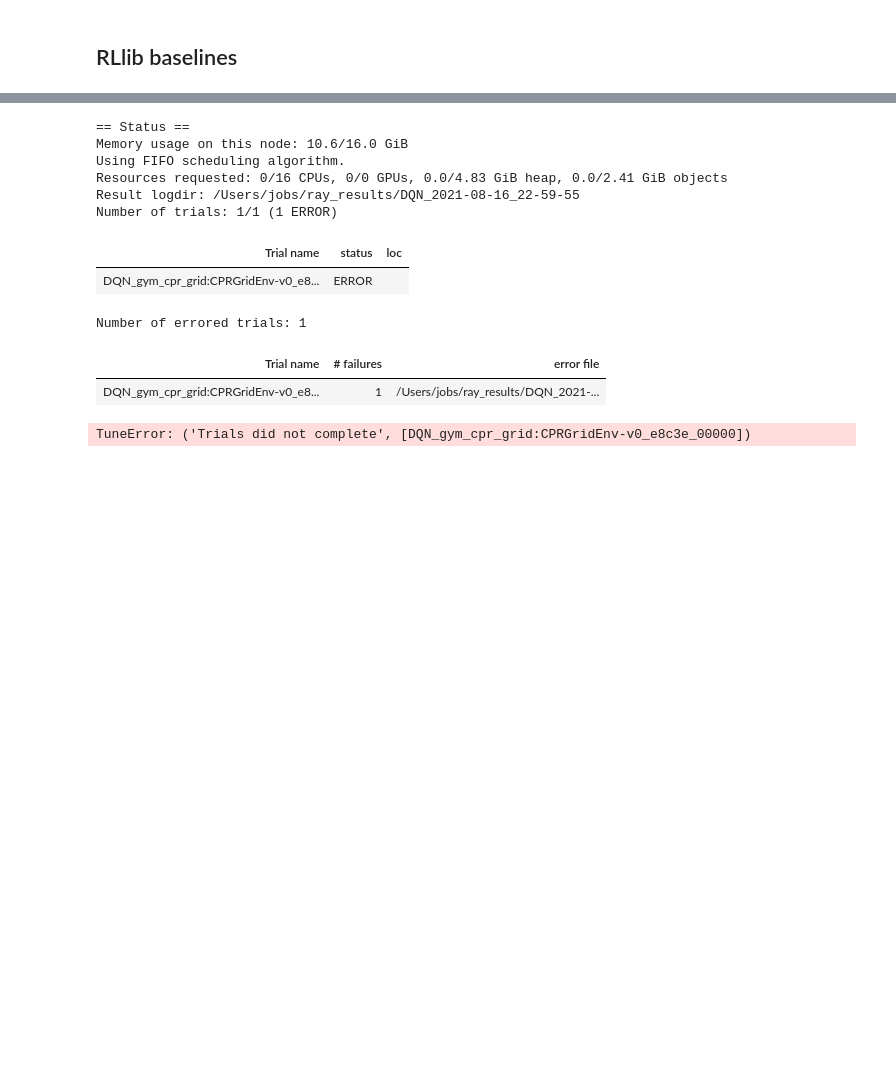
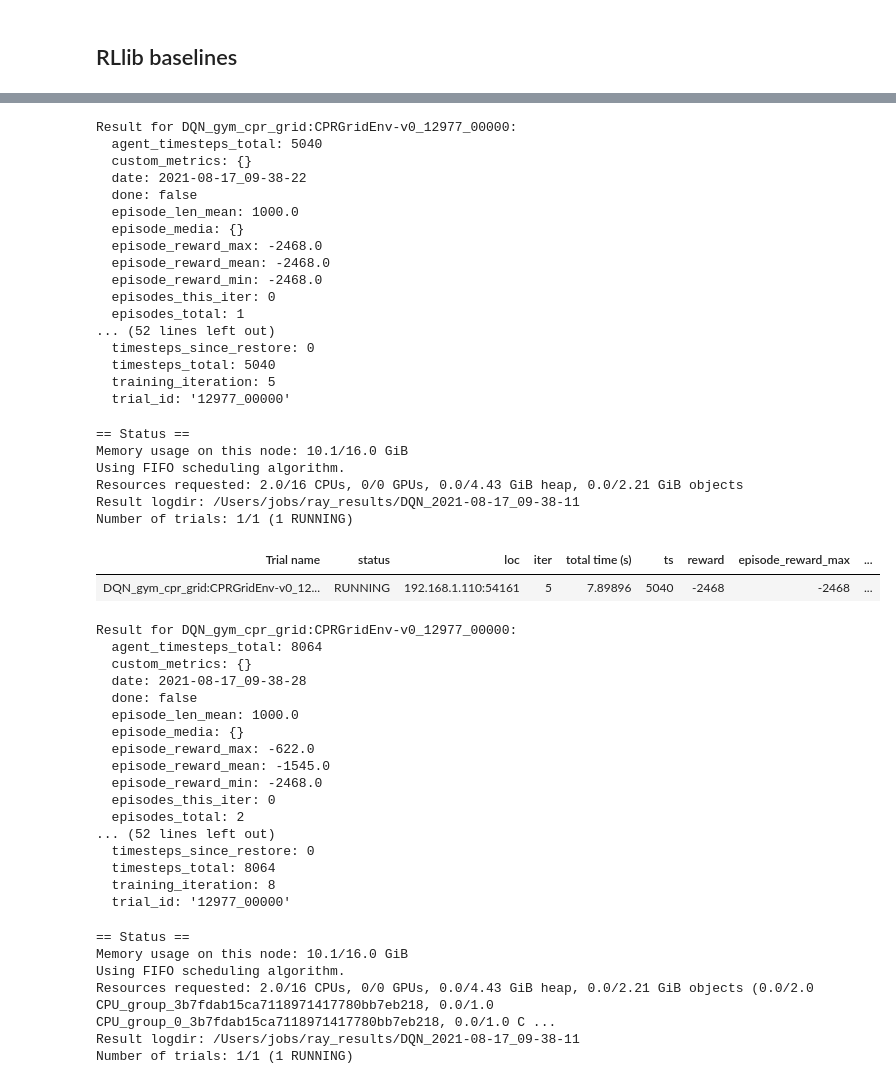
Before and after one commit to Wadaboa/cpr-appropriation, a Jupyter notebook: cpr.ipynb, the cells around one changed output, grey strips where cells are left out. Drawn from its saved outputs; the diff is of its cells as text; code cells hidden in the pictures; blank space fills up the shorter version.

```diff
--- a/cpr.ipynb
+++ b/cpr.ipynb
@@ -20,11 +23,13 @@ env = gym.make('gym_cpr_grid:CPRGridEnv-v0', n_agents=3, grid_width=5, grid_heig
 import matplotlib.pyplot as plt
 from IPython import display
 
+observations = env.reset()
 fig, ax, img = env.plot(env.render('rgb_array'))
 for _ in range(env.max_steps):
-    env.step([env.action_space.sample() for _ in range(env.n_agents)])
+    display.display(plt.gcf())
+    action_dict = {h: env.action_space.sample() for h in range(env.n_agents)}
+    observations, rewards, dones, infos = env.step(action_dict)
     display.clear_output(wait=True)
     img.set_data(env.render(mode='rgb_array'))
-    display.display(plt.gcf())
 env.close()
 # %% [output]
@@ -47,14 +53,22 @@ tune.run(
         "env": "gym_cpr_grid:CPRGridEnv-v0",
         "env_config": {
             "n_agents": 3,
-            "grid_width": 10,
+            "grid_width": 5,
             "grid_height": 7
         },
         "num_workers": 1,
         "framework": "torch",
         "model": {
-            "custom_model": "fcn"
-        }
+            "custom_model": "fcn",
+            "fcnet_hiddens": [32, 32],
+            "fcnet_activation": "relu",
+        },
+        "exploration_config": {
+            "type": "EpsilonGreedy",
+            "initial_epsilon": 1.0,
+            "final_epsilon": 0.1,
+            "epsilon_timesteps": env.max_steps,
+        },
     }
 )
 # %% [output]
@@ -89,12 +110,48 @@ Result for DQN_gym_cpr_grid:CPRGridEnv-v0_e8c3e_00000:
-== Status ==
-Memory usage on this node: 10.6/16.0 GiB
-Using FIFO scheduling algorithm.
-Resources requested: 0/16 CPUs, 0/0 GPUs, 0.0/4.83 GiB heap, 0.0/2.41 GiB objects
-Result logdir: /Users/jobs/ray_results/DQN_2021-08-16_22-59-55
-Number of trials: 1/1 (1 ERROR)
+Result for DQN_gym_cpr_grid:CPRGridEnv-v0_12977_00000:
+  agent_timesteps_total: 5040
+  custom_metrics: {}
+  date: 2021-08-17_09-38-22
+  done: false
+  episode_len_mean: 1000.0
+  episode_media: {}
+  episode_reward_max: -2468.0
+  episode_reward_mean: -2468.0
+  episode_reward_min: -2468.0
+  episodes_this_iter: 0
+  episodes_total: 1
+... (52 lines left out)
+  timesteps_since_restore: 0
+  timesteps_total: 5040
+  training_iteration: 5
+  trial_id: '12977_00000'
-| Trial name | status | loc |
-| DQN_gym_cpr_grid:CPRGridEnv-v0_e8... | ERROR |  |
-Number of errored trials: 1
+== Status ==
+Memory usage on this node: 10.1/16.0 GiB
+Using FIFO scheduling algorithm.
+Resources requested: 2.0/16 CPUs, 0/0 GPUs, 0.0/4.43 GiB heap, 0.0/2.21 GiB objects
+Result logdir: /Users/jobs/ray_results/DQN_2021-08-17_09-38-11
+Number of trials: 1/1 (1 RUNNING)
-| Trial name | # failures | error file |
-| DQN_gym_cpr_grid:CPRGridEnv-v0_e8... | 1 | /Users/jobs/ray_results/DQN_2021-... |
+| Trial name | status | loc | iter | total time (s) | ts | reward | episode_reward_max | ... |
+| DQN_gym_cpr_grid:CPRGridEnv-v0_12... | RUNNING | 192.168.1.110:54161 | 5 | 7.89896 | 5040 | -2468 | -2468 | ... |
-TuneError: ('Trials did not complete', [DQN_gym_cpr_grid:CPRGridEnv-v0_e8c3e_00000])
+Result for DQN_gym_cpr_grid:CPRGridEnv-v0_12977_00000:
+  agent_timesteps_total: 8064
+  custom_metrics: {}
+  date: 2021-08-17_09-38-28
+  done: false
+  episode_len_mean: 1000.0
+  episode_media: {}
+  episode_reward_max: -622.0
+  episode_reward_mean: -1545.0
+  episode_reward_min: -2468.0
+  episodes_this_iter: 0
+  episodes_total: 2
+... (52 lines left out)
+  timesteps_since_restore: 0
+  timesteps_total: 8064
+  training_iteration: 8
+  trial_id: '12977_00000'
+== Status ==
+Memory usage on this node: 10.1/16.0 GiB
+Using FIFO scheduling algorithm.
+Resources requested: 2.0/16 CPUs, 0/0 GPUs, 0.0/4.43 GiB heap, 0.0/2.21 GiB objects (0.0/2.0 CPU_group_3b7fdab15ca7118971417780bb7eb218, 0.0/1.0 CPU_group_0_3b7fdab15ca7118971417780bb7eb218, 0.0/1.0 C ...
+Result logdir: /Users/jobs/ray_results/DQN_2021-08-17_09-38-11
+Number of trials: 1/1 (1 RUNNING)
```
Also changed, not shown: parts of 3 cells of this notebook, 3 other files.
